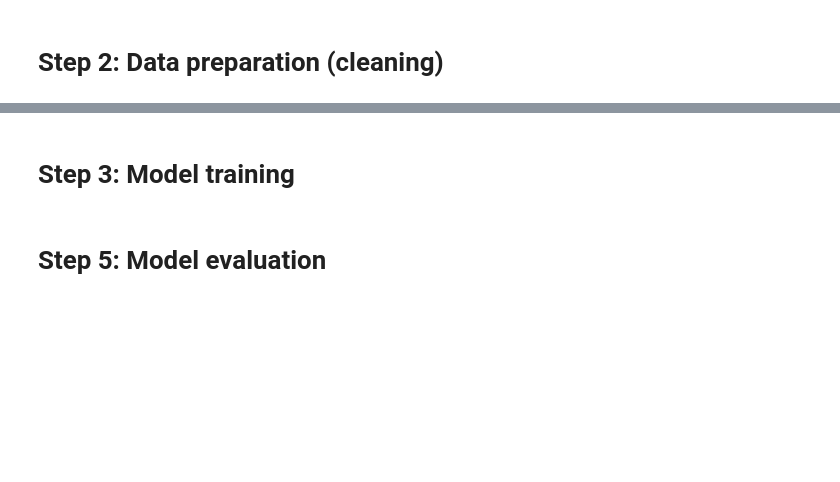
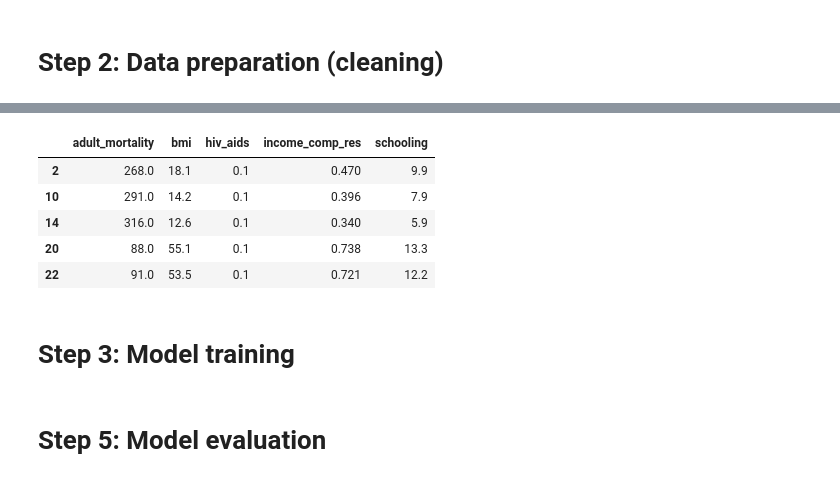
Before and after one commit to BrainTheos/uon-cci501-linear-regression, a Jupyter notebook: CCI501_Linear_Regression.ipynb, the cells around one changed output, grey strips where cells are left out. Cells and saved outputs as stored; diff of their text form; code cells hidden in the pictures; blank space fills up the shorter version.

```diff
--- a/CCI501_Linear_Regression.ipynb
+++ b/CCI501_Linear_Regression.ipynb
@@ -132,0 +173,9 @@ X_train, X_valid, y_train, y_valid = train_test_split(features, y, random_state=
+# %%
+testing_data.head()
+# %% [output]
+|  | adult_mortality | bmi | hiv_aids | income_comp_res | schooling |
+| 2 | 268.0 | 18.1 | 0.1 | 0.470 | 9.9 |
+| 10 | 291.0 | 14.2 | 0.1 | 0.396 | 7.9 |
+| 14 | 316.0 | 12.6 | 0.1 | 0.340 | 5.9 |
+| 20 | 88.0 | 55.1 | 0.1 | 0.738 | 13.3 |
+| 22 | 91.0 | 53.5 | 0.1 | 0.721 | 12.2 |
```
Also changed, not shown: parts of 27 cells of this notebook.
